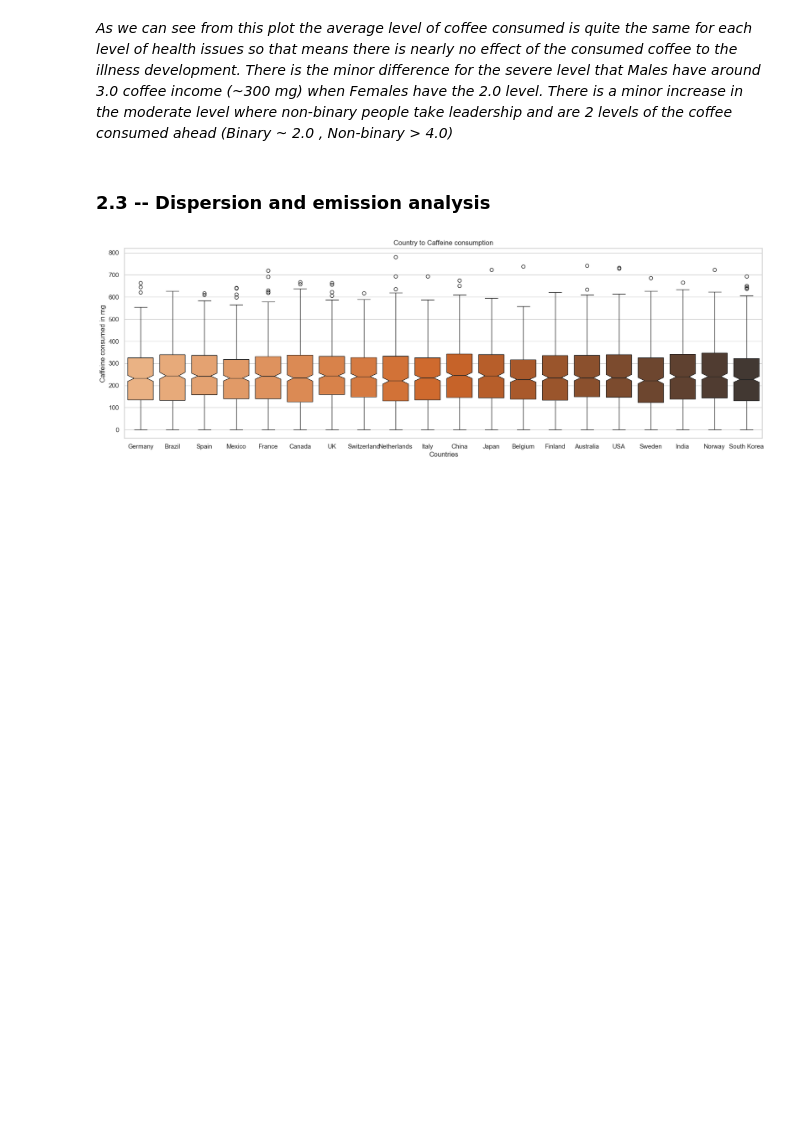
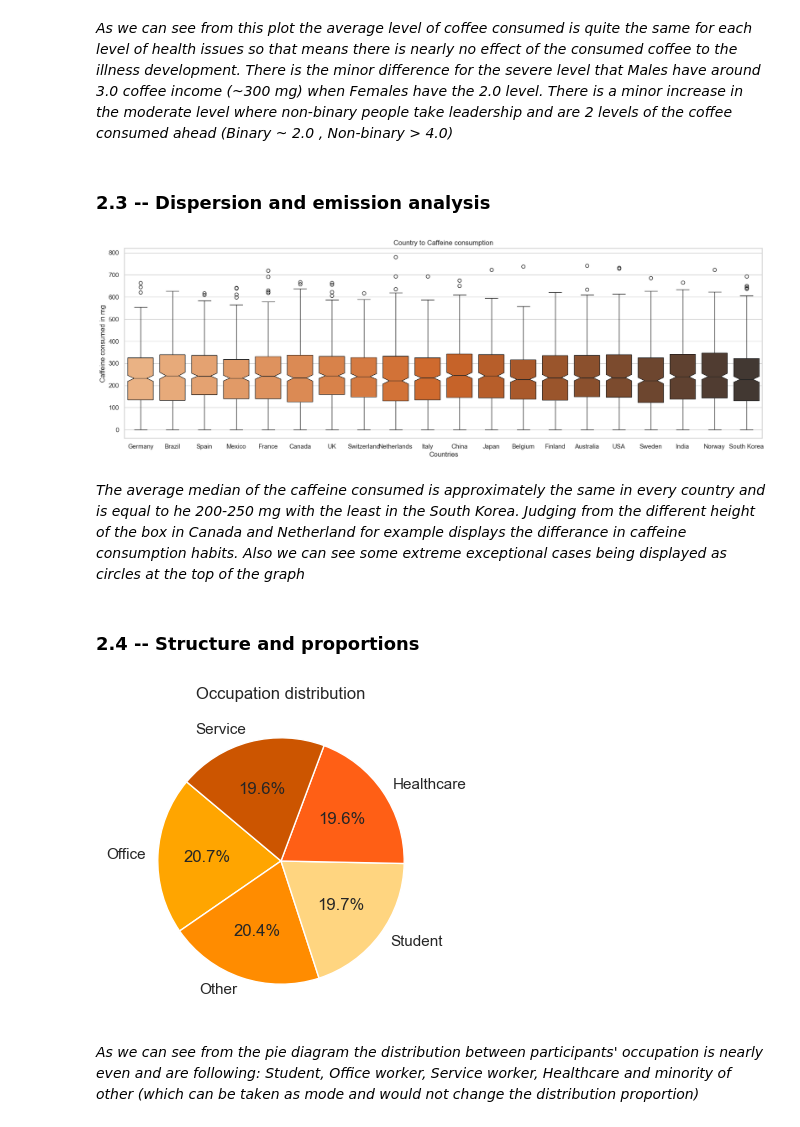
Before and after one commit to OnishchenkoDaria/data-processing-labs, a Jupyter notebook: lab_2/sample.ipynb, the cells around one changed output. Drawn from its saved outputs; the diff is of its cells as text; code cells hidden in the pictures; blank space fills up the shorter version.

```diff
--- a/lab_2/sample.ipynb
+++ b/lab_2/sample.ipynb
@@ -193,3 +193,17 @@ plt.ylabel("Caffeine consumed in mg")
 plt.show()
 # %% [output]
 [figure]
+# %% [markdown]
+_The average median of the caffeine consumed is approximately the same in every country and is equal to he 200-250 mg with the least in the South Korea. Judging from the different height of the box in Canada and Netherland for example displays the differance in caffeine consumption habits. Also we can see some extreme exceptional cases being displayed as circles at the top of the graph_
+# %% [markdown]
+### 2.4 -- Structure and proportions
+# %%
+occupation_counts = df["Occupation"].value_counts()
+plt.figure(figsize=(4,4))
+plt.pie(occupation_counts, labels=occupation_counts.index, autopct="%1.1f%%", startangle=140, colors=["#FFA500", "#FF8C00", "#FFD580", "#FF5F15", "#CC5500"])
+plt.title("Occupation distribution")
+plt.show()
+# %% [output]
+[figure, added]
+# %% [markdown]
+_As we can see from the pie diagram the distribution between participants' occupation is nearly even and are following: Student, Office worker, Service worker, Healthcare and minority of other (which can be taken as mode and would not change the distribution proportion)_
```
